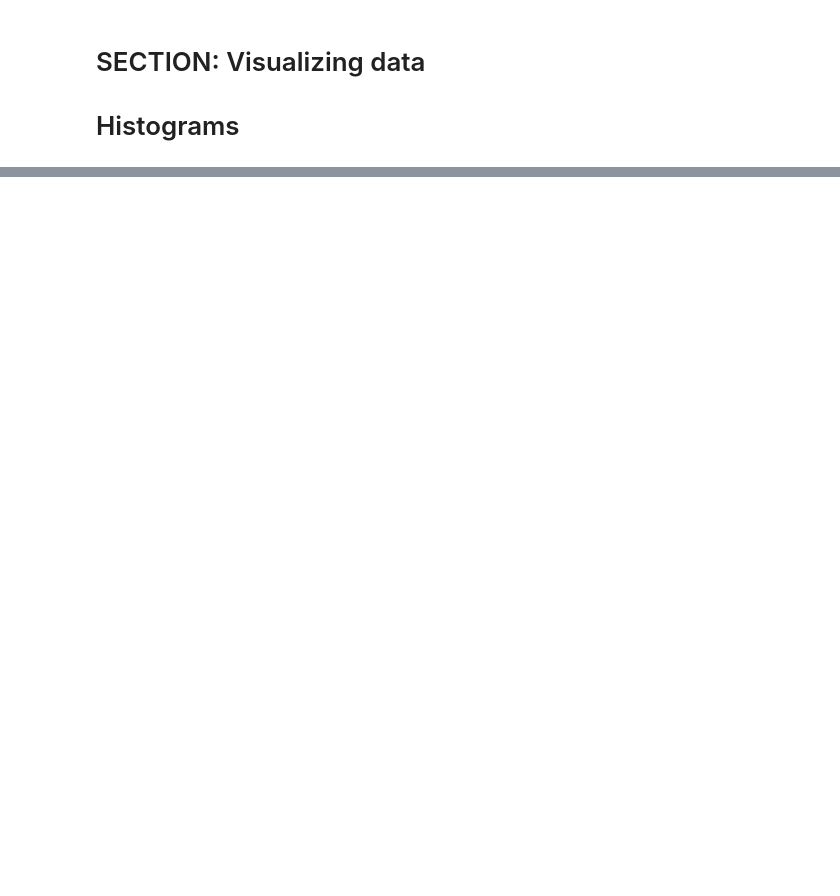
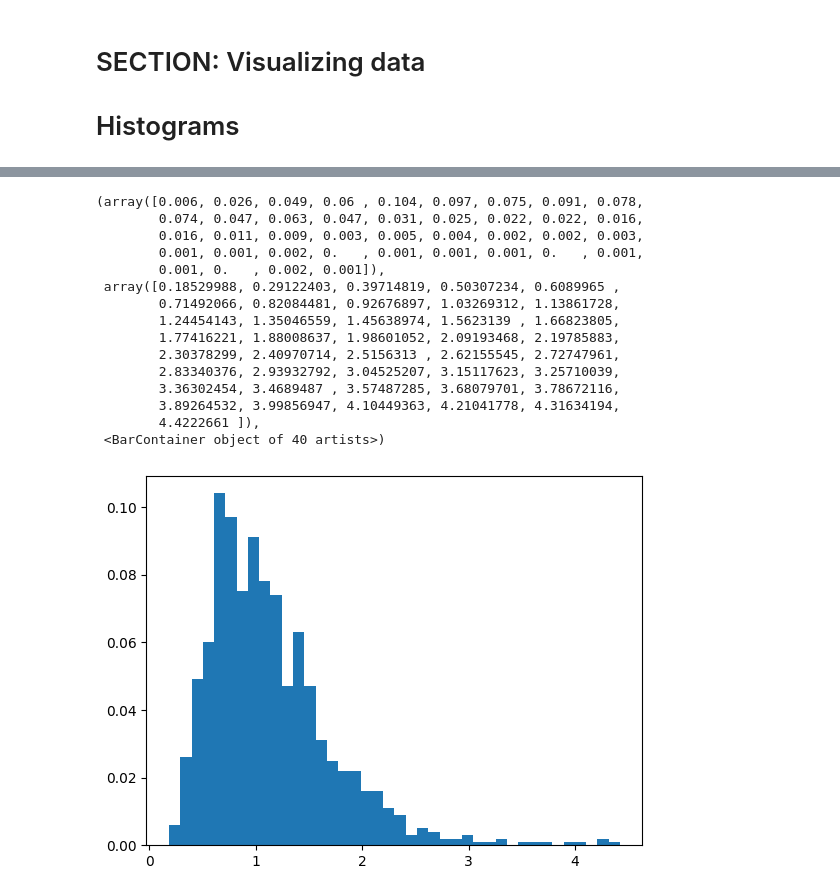
Before and after one commit to SiracencoSerghei/Statistics_and_ML, a Jupyter notebook: visualization/stats_visualizing_histogram.ipynb, the cells around one changed output, grey strips where cells are left out. Saved outputs shown, nothing was run; the diff lists cells and outputs as text; code cells hidden in the pictures; blank space fills up the shorter version.

```diff
--- a/visualization/stats_visualizing_histogram.ipynb
+++ b/visualization/stats_visualizing_histogram.ipynb
@@ -38,0 +70,25 @@ plt.show()
+# %%
+counts, bin_edges = np.histogram(data, bins = k)
+
+# proportions = counts / n
+proportions = counts / np.sum(counts)
+
+# https://matplotlib.org/stable/api/_as_gen/matplotlib.pyplot.hist.html
+plt.hist(bin_edges[:-1], bin_edges, weights = proportions)
+# %% [output]
+(array([0.006, 0.026, 0.049, 0.06 , 0.104, 0.097, 0.075, 0.091, 0.078,
+        0.074, 0.047, 0.063, 0.047, 0.031, 0.025, 0.022, 0.022, 0.016,
+        0.016, 0.011, 0.009, 0.003, 0.005, 0.004, 0.002, 0.002, 0.003,
+        0.001, 0.001, 0.002, 0.   , 0.001, 0.001, 0.001, 0.   , 0.001,
+        0.001, 0.   , 0.002, 0.001]),
+ array([0.18529988, 0.29122403, 0.39714819, 0.50307234, 0.6089965 ,
+        0.71492066, 0.82084481, 0.92676897, 1.03269312, 1.13861728,
+        1.24454143, 1.35046559, 1.45638974, 1.5623139 , 1.66823805,
+        1.77416221, 1.88008637, 1.98601052, 2.09193468, 2.19785883,
+        2.30378299, 2.40970714, 2.5156313 , 2.62155545, 2.72747961,
+        2.83340376, 2.93932792, 3.04525207, 3.15117623, 3.25710039,
+        3.36302454, 3.4689487 , 3.57487285, 3.68079701, 3.78672116,
+        3.89264532, 3.99856947, 4.10449363, 4.21041778, 4.31634194,
+        4.4222661 ]),
+ <BarContainer object of 40 artists>)
+[figure, added]
```
Also changed, not shown: parts of 7 cells of this notebook.
